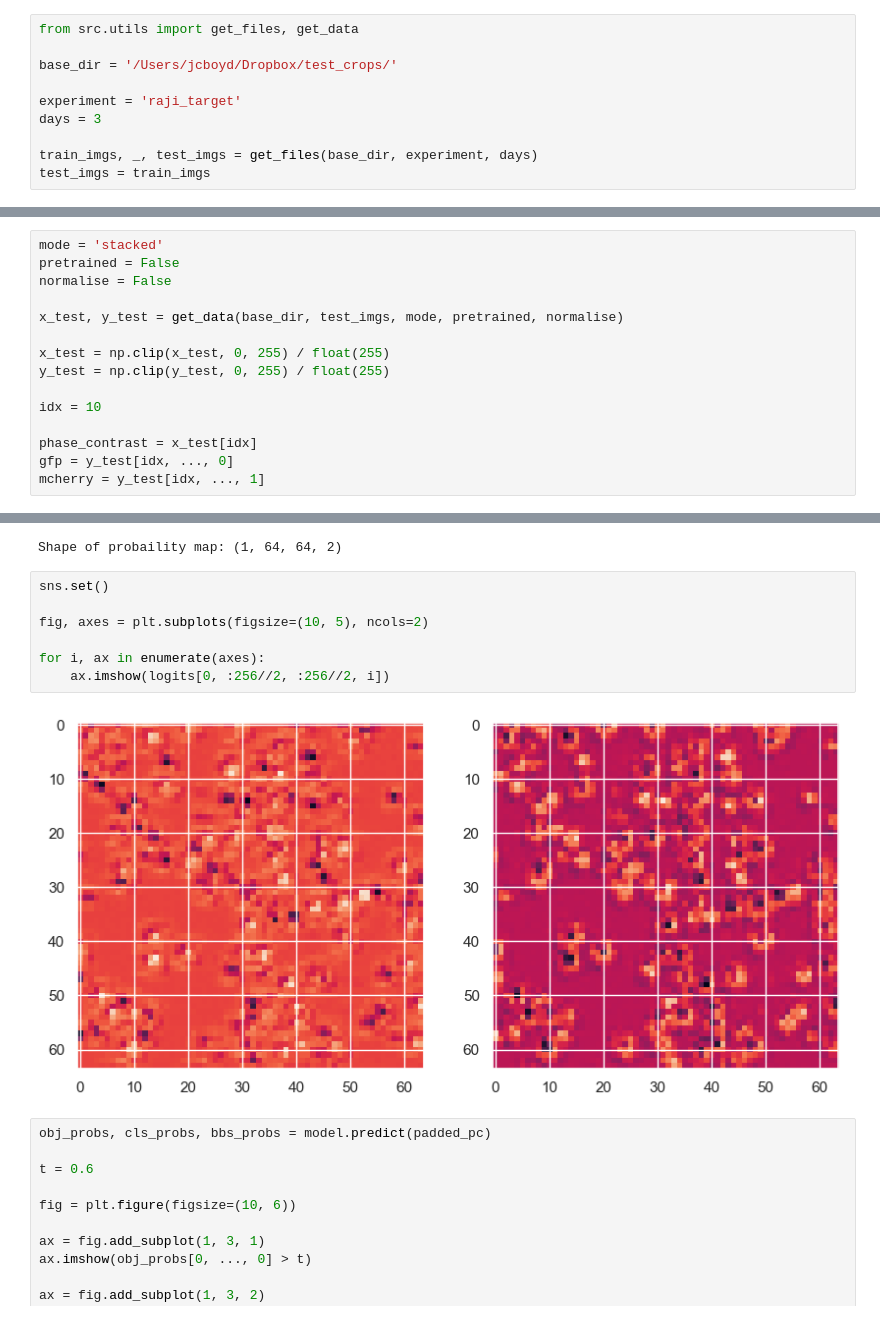
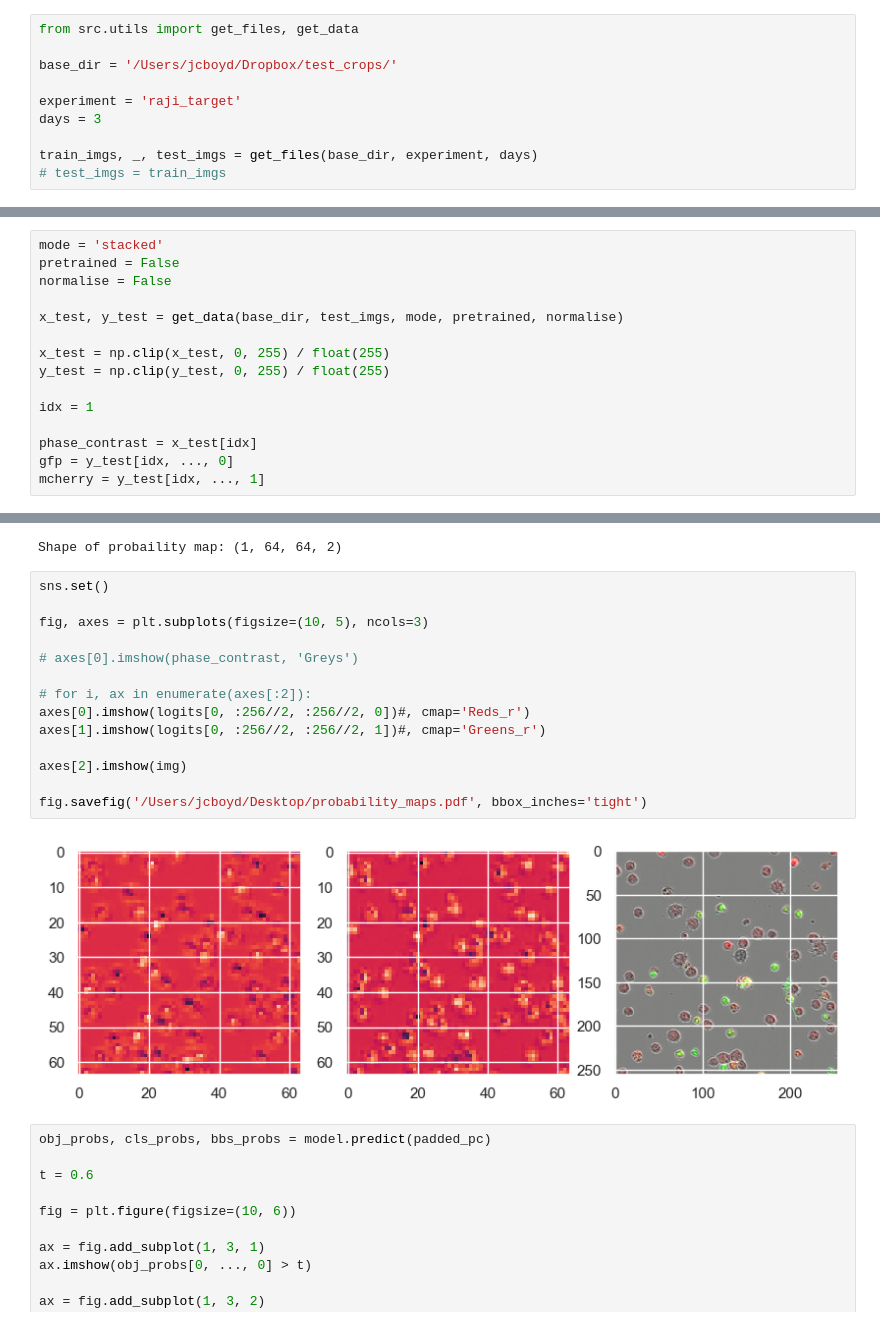
Before and after one commit to jcboyd/detecting-lymphocytes, a Jupyter notebook: bbox_detector.ipynb, the cells around one changed output, grey strips where cells are left out. Drawn from its saved outputs; the diff is of its cells as text.

```diff
--- a/bbox_detector.ipynb
+++ b/bbox_detector.ipynb
@@ -418,7 +419,7 @@ experiment = 'raji_target'
 days = 3
 
 train_imgs, _, test_imgs = get_files(base_dir, experiment, days)
-test_imgs = train_imgs
+# test_imgs = train_imgs
 # %% [output]
 No. train images: 36
 No. val images: 0
@@ -433,7 +434,7 @@ x_test, y_test = get_data(base_dir, test_imgs, mode, pretrained, normalise)
 x_test = np.clip(x_test, 0, 255) / float(255)
 y_test = np.clip(y_test, 0, 255) / float(255)
 
-idx = 10
+idx = 1
 
 phase_contrast = x_test[idx]
 gfp = y_test[idx, ..., 0]
@@ -471,12 +472,19 @@ Shape of probaility map: (1, 64, 64, 2)
 # %%
 sns.set()
 
-fig, axes = plt.subplots(figsize=(10, 5), ncols=2)
+fig, axes = plt.subplots(figsize=(10, 5), ncols=3)
 
-for i, ax in enumerate(axes):
-    ax.imshow(logits[0, :256//2, :256//2, i])
+# axes[0].imshow(phase_contrast, 'Greys')
+
+# for i, ax in enumerate(axes[:2]):
+axes[0].imshow(logits[0, :256//2, :256//2, 0])#, cmap='Reds_r')
+axes[1].imshow(logits[0, :256//2, :256//2, 1])#, cmap='Greens_r')
+
+axes[2].imshow(img)
+
+fig.savefig('/Users/jcboyd/Desktop/probability_maps.pdf', bbox_inches='tight')
 # %% [output]
-[figure, old version]
+[figure, new version]
 # %%
 obj_probs, cls_probs, bbs_probs = model.predict(padded_pc)
 
```
Also changed, not shown: parts of 3 cells of this notebook, 6 other files.
